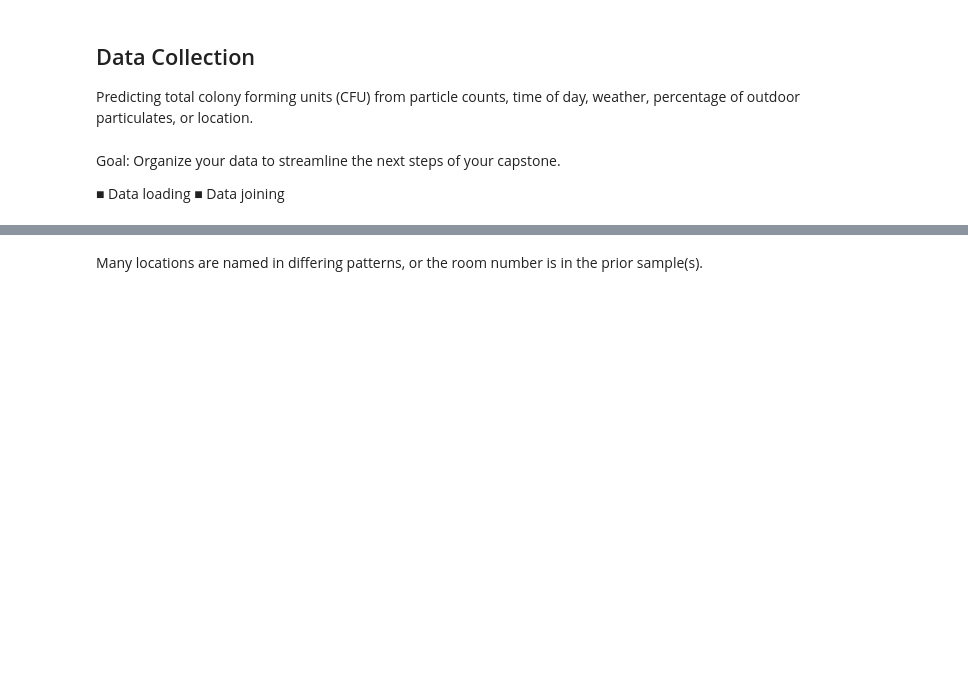
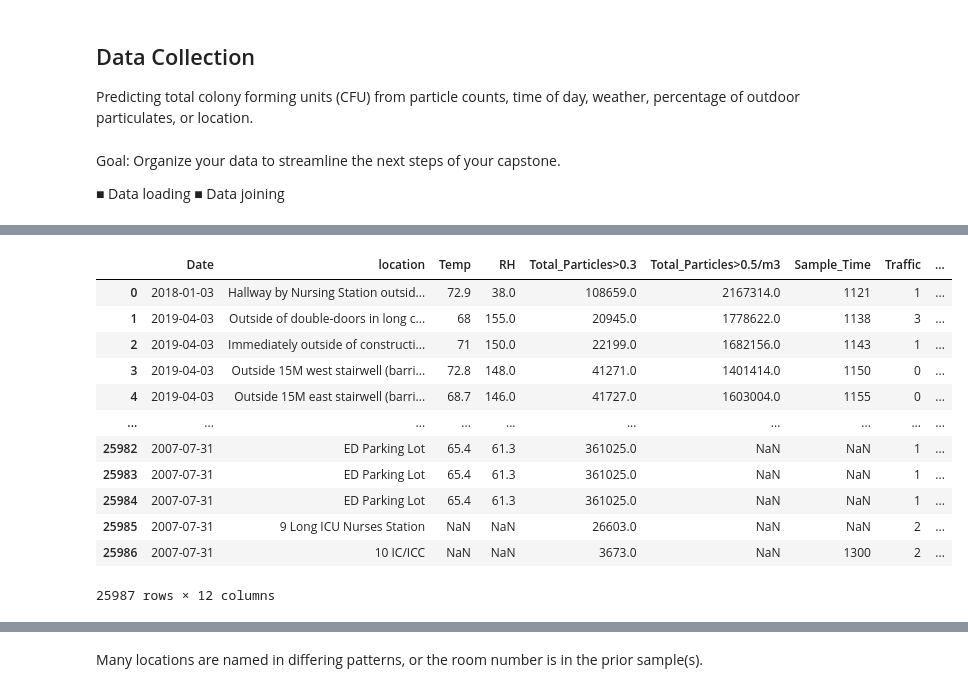
Before and after one commit to jamesclay06/Springboard, a Jupyter notebook: ViableSamplingProject/ViableAirSampling.ipynb, the cells around one changed output, grey strips where cells are left out. Cells and saved outputs as stored; diff of their text form; code cells hidden in the pictures; blank space fills up the shorter version.

Commit message:
viable air sampling

```diff
--- a/ViableSamplingProject/ViableAirSampling.ipynb
+++ b/ViableSamplingProject/ViableAirSampling.ipynb
@@ -66,0 +148,3 @@ print(dfAH['Location'].unique())
+# %%
+ic = pd.DataFrame(dfIC[1].reset_index())
+mc = pd.DataFrame(dfMC[0].reset_index())
@@ -67,30 +171,19 @@ print(dfAH['Location'].unique())
 # %%
 #Renaming and unifying column names
-dfMC = dfMC.rename(columns={"Sampling Date":"Date",
-                            "Sample Location":"Location",
+ic = ic.rename(columns={"Sampling Date":"Date",
+                            "Sample Location":"location",
                             "Particle (total >.3)":"Total_Particles>0.3",
                             "Particle (>.5 per m3)":"Total_Particles>0.5/m3",
                             "Time of Sampling":"Sample_Time",
                             "SF Gate Weather":"Weather",
-                            "CFUs":"CFU",
                             "Percentage .3 over .5":"Ratio_0.3/0.5"})
-dfIC = dfIC.rename(columns={"Sampling Date":"Date",
-                            "Sample Location":"Location",
+mc = mc.rename(columns={"Sampling Date":"Date",
+                            "Sample Location":"location",
                             "Particle (total >.3)":"Total_Particles>0.3",
                             "Particle (>.5 per m3)":"Total_Particles>0.5/m3",
                             "Time of Sampling":"Sample_Time",
                             "SF Gate Weather":"Weather",
-                            "CFUs":"CFU",
                             "Percentage .3 over .5":"Ratio_0.3/0.5"})
-dfAHA = dfAHA.rename(columns={"Sampling Date":"Date",
-                            "Sample Location":"Location",
-                            "Particle (total >.3)":"Total_Particles>0.3",
-                            "Particle (>.5 per m3)":"Total_Particles>0.5/m3",
-                            "Time of Sampling":"Sample_Time",
-                            "SF Gate Weather":"Weather",
-                            "CFUs":"CFU",
-                            "Percentage .3 over .5":"Ratio_0.3/0.5"})
-print(dfMC.keys())
-print(dfIC.keys())
-print(dfAHA.keys())
+
+print(mc.keys(),ic.keys())
 # %% [output]
@@ -114,5 +218,7 @@ for df in df_list:
 # %%
 #merging the particulate data now that they are in the same format
-df_particulate = dfAHA.merge(dfMC, how='left', on=['Date','Location'])
-df_particulate
+part_df = pd.DataFrame(pd.concat([ic, mc]))
+
+part_df.index = part_df['Date']
+part_df.head(), part_df.shape
 # %% [output]
@@ -200,0 +244,4 @@ dtype: bool
+# %%
+#fixing the index
+cfu_df = cfu_df.set_index('Date')
+cfu_df.index, part_df.index
@@ -200,0 +265,17 @@ dtype: bool
+# %%
+df = part_df.merge(cfu_df,  how='left', on=['location'])
+df
+# %% [output]
+|  | Date | location | Temp | RH | Total_Particles>0.3 | Total_Particles>0.5/m3 | Sample_Time | Traffic | ... |
+| 0 | 2018-01-03 | Hallway by Nursing Station outsid... | 72.9 | 38.0 | 108659.0 | 2167314.0 | 1121 | 1 | ... |
+| 1 | 2019-04-03 | Outside of double-doors in long c... | 68 | 155.0 | 20945.0 | 1778622.0 | 1138 | 3 | ... |
+| 2 | 2019-04-03 | Immediately outside of constructi... | 71 | 150.0 | 22199.0 | 1682156.0 | 1143 | 1 | ... |
+| 3 | 2019-04-03 | Outside 15M west stairwell (barri... | 72.8 | 148.0 | 41271.0 | 1401414.0 | 1150 | 0 | ... |
+| 4 | 2019-04-03 | Outside 15M east stairwell (barri... | 68.7 | 146.0 | 41727.0 | 1603004.0 | 1155 | 0 | ... |
+| ... | ... | ... | ... | ... | ... | ... | ... | ... | ... |
+| 25982 | 2007-07-31 | ED Parking Lot | 65.4 | 61.3 | 361025.0 | NaN | NaN | 1 | ... |
+| 25983 | 2007-07-31 | ED Parking Lot | 65.4 | 61.3 | 361025.0 | NaN | NaN | 1 | ... |
+| 25984 | 2007-07-31 | ED Parking Lot | 65.4 | 61.3 | 361025.0 | NaN | NaN | 1 | ... |
+| 25985 | 2007-07-31 | 9 Long ICU Nurses Station | NaN | NaN | 26603.0 | NaN | NaN | 2 | ... |
+| 25986 | 2007-07-31 | 10 IC/ICC | NaN | NaN | 3673.0 | NaN | 1300 | 2 | ... |
+25987 rows × 12 columns
```
Also changed, not shown: parts of 37 cells of this notebook.
